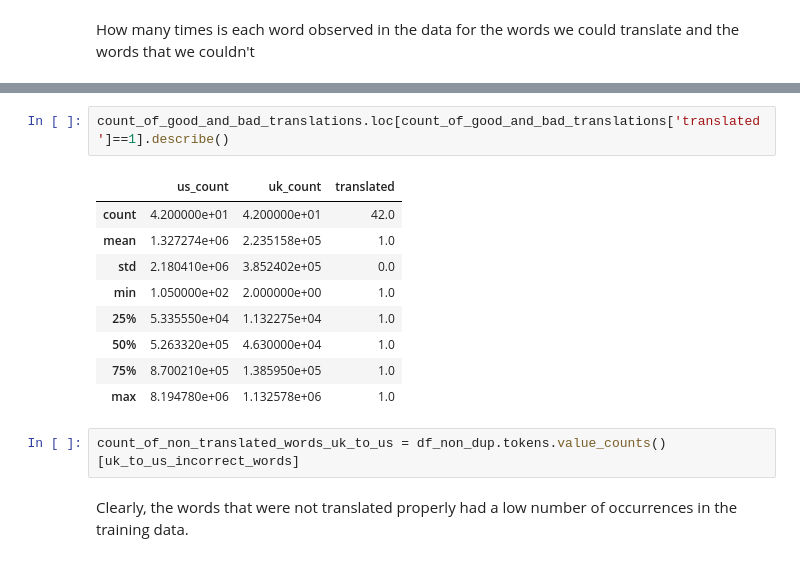
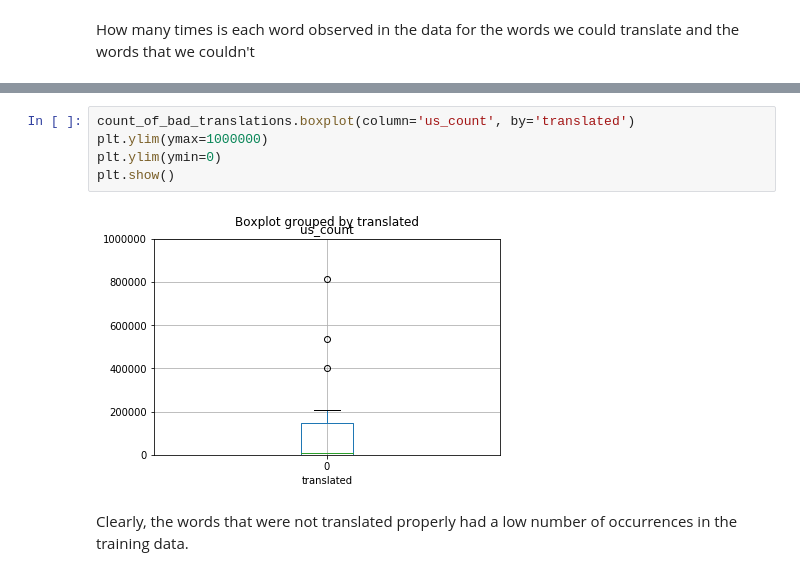
Before and after one commit to drinandan/insight-project, a Jupyter notebook: 2018.01.19_create_language_vectors_using_large_corpora.ipynb, the cells around one changed output, grey strips where cells are left out. Cells and saved outputs as stored; diff of their text form.

```diff
--- a/2018.01.19_create_language_vectors_using_large_corpora.ipynb
+++ b/2018.01.19_create_language_vectors_using_large_corpora.ipynb
@@ -341,16 +333,9 @@ count_of_good_and_bad_translations.loc[count_of_good_and_bad_translations['trans
-# %%
-count_of_good_and_bad_translations.loc[count_of_good_and_bad_translations['translated']==1].describe()
-# %% [output]
-|  | us_count | uk_count | translated |
-| count | 4.200000e+01 | 4.200000e+01 | 42.0 |
-| mean | 1.327274e+06 | 2.235158e+05 | 1.0 |
-| std | 2.180410e+06 | 3.852402e+05 | 0.0 |
-| min | 1.050000e+02 | 2.000000e+00 | 1.0 |
-| 25% | 5.335550e+04 | 1.132275e+04 | 1.0 |
-| 50% | 5.263320e+05 | 4.630000e+04 | 1.0 |
-| 75% | 8.700210e+05 | 1.385950e+05 | 1.0 |
-| max | 8.194780e+06 | 1.132578e+06 | 1.0 |
-# %%
-count_of_non_translated_words_uk_to_us = df_non_dup.tokens.value_counts()[uk_to_us_incorrect_words]
+# %%
+count_of_bad_translations.boxplot(column='us_count', by='translated')
+plt.ylim(ymax=1000000)
+plt.ylim(ymin=0)
+plt.show()
+# %% [output]
+[figure, added]
 # %% [markdown]
 Clearly, the words that were not translated properly had a low number of occurrences in the training data.
```
Also changed, not shown: parts of 20 cells of this notebook.
